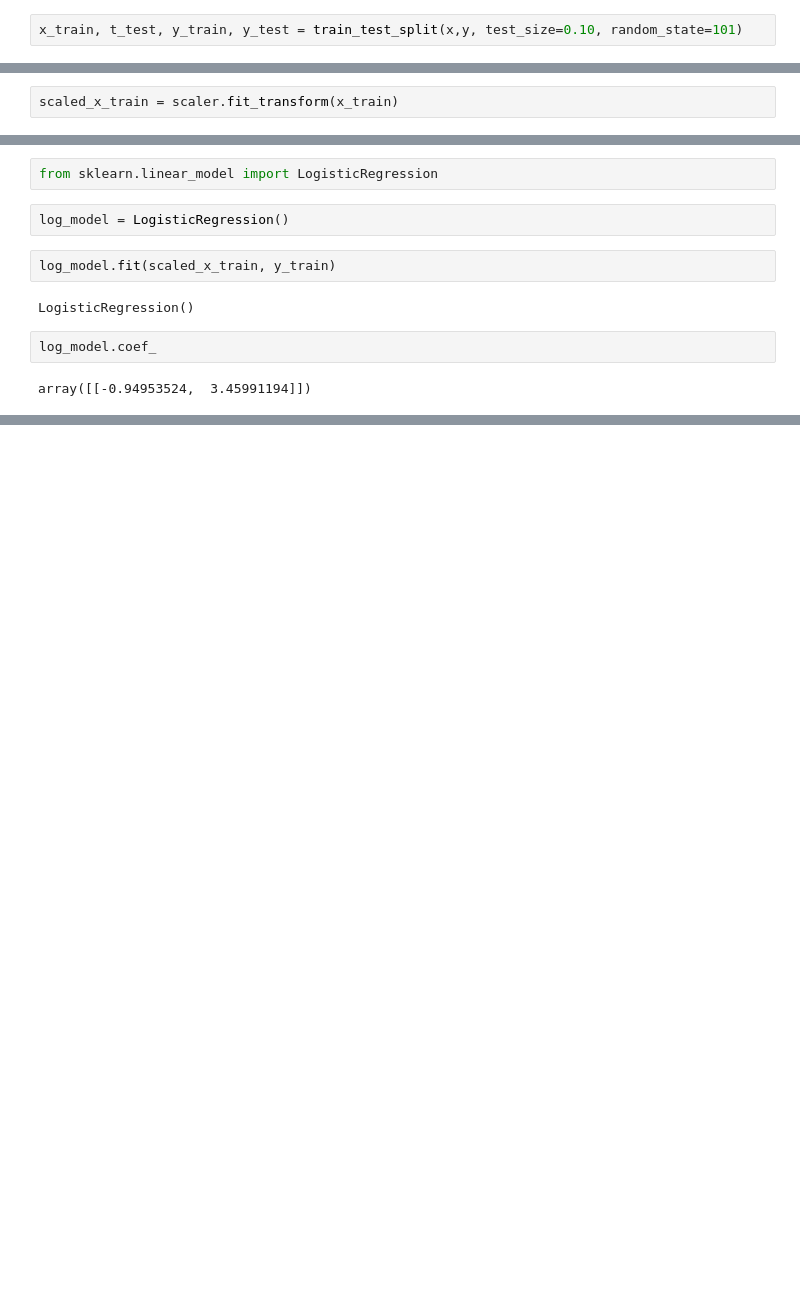
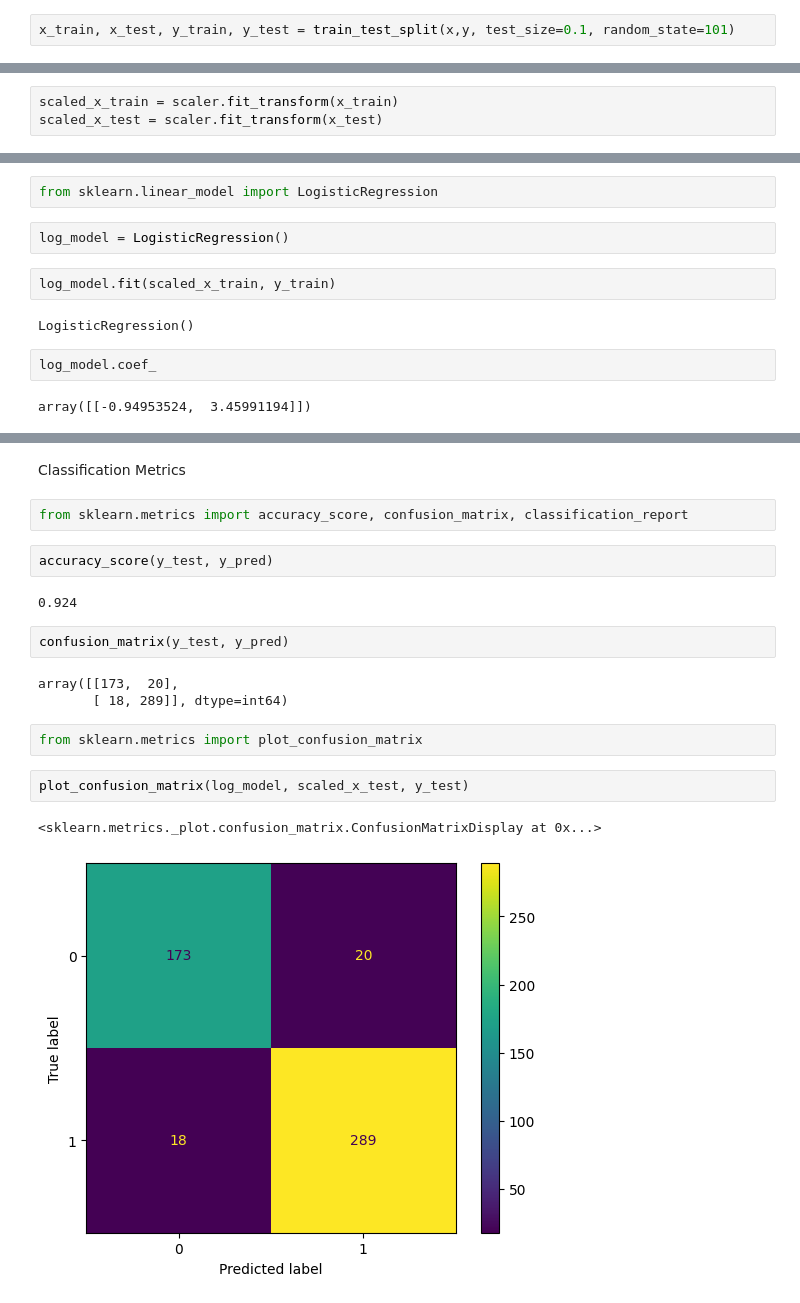
Before and after one commit to devdivyansh522399/ML_CLASS, a Jupyter notebook: Logistic Regression/simplelogistic.ipynb, the cells around one changed output, grey strips where cells are left out. Drawn from its saved outputs; the diff is of its cells as text; blank space fills up the shorter version.

Commit message:
Confusion metric

```diff
--- a/Logistic Regression/simplelogistic.ipynb
+++ b/Logistic Regression/simplelogistic.ipynb
@@ -139,7 +139,7 @@ Name: test_result, Length: 5000, dtype: int64
 # %%
 from sklearn.model_selection import train_test_split
 # %%
-x_train, t_test, y_train, y_test = train_test_split(x,y, test_size=0.10, random_state=101)
+x_train, x_test, y_train, y_test = train_test_split(x,y, test_size=0.1, random_state=101)
 # %%
 x_train
 # %% [output]
@@ -161,6 +161,7 @@ from sklearn.preprocessing import StandardScaler
 scaler = StandardScaler()
 # %%
 scaled_x_train = scaler.fit_transform(x_train)
+scaled_x_test = scaler.fit_transform(x_test)
 # %%
 print(scaled_x_train)
 # %% [output]
@@ -185,0 +208,20 @@ array([[-0.94953524,  3.45991194]])
+# %% [markdown]
+Classification Metrics
+# %%
+from sklearn.metrics import accuracy_score, confusion_matrix, classification_report
+# %%
+accuracy_score(y_test, y_pred)
+# %% [output]
+0.924
+# %%
+confusion_matrix(y_test, y_pred)
+# %% [output]
+array([[173,  20],
+       [ 18, 289]], dtype=int64)
+# %%
+from sklearn.metrics import plot_confusion_matrix
+# %%
+plot_confusion_matrix(log_model, scaled_x_test, y_test)
+# %% [output]
+<sklearn.metrics._plot.confusion_matrix.ConfusionMatrixDisplay at 0x...>
+[figure, added]
```
Also changed, not shown: parts of 1 cell of this notebook.
